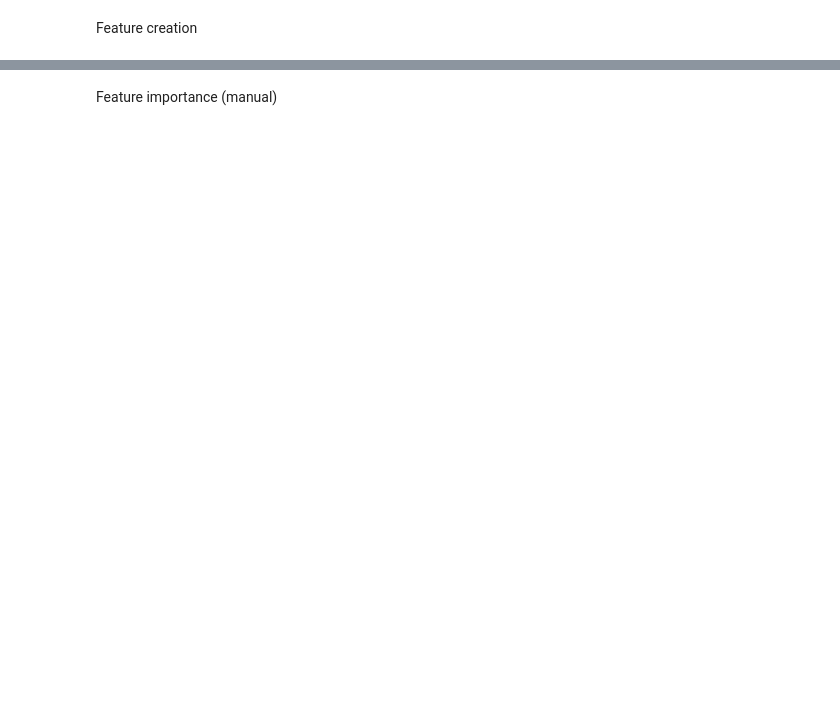
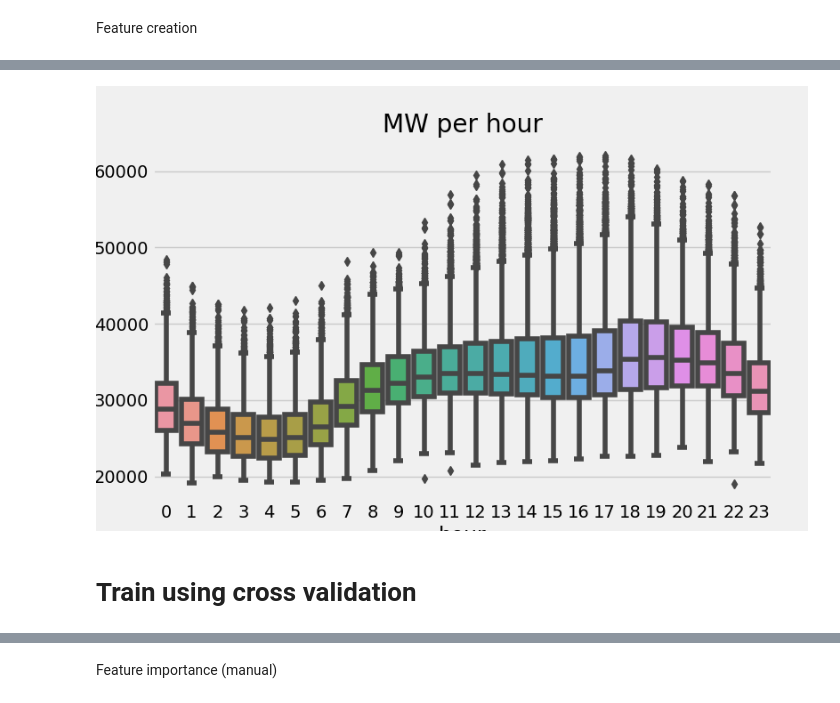
Before and after one commit to Milanomac/data-science-python, a Jupyter notebook: ml-models/XGBoost_time_series_forecasting.ipynb, the cells around one changed output, grey strips where cells are left out. Saved outputs shown, nothing was run; the diff lists cells and outputs as text; code cells hidden in the pictures; blank space fills up the shorter version.

```diff
--- a/ml-models/XGBoost_time_series_forecasting.ipynb
+++ b/ml-models/XGBoost_time_series_forecasting.ipynb
@@ -155,0 +146,12 @@ XGBRegressor(base_score=0.5, booster='gbtree', callbacks=None,
+# %%
+# Visualizing feature vs target relationship
+plt.figure(figsize=(8,5))
+sns.boxplot(data=df, x='hour', y='PJME_MW')
+plt.title('MW per hour')
+# print(df.columns)
+# ['PJME_MW', 'hour', 'dayofweek', 'quarter', 'month', 'year', 'dayofyear','dayofmonth', 'weekofyear']
+plt.show()
+# %% [output]
+[figure, added]
+# %% [markdown]
+# Train using cross validation
```
Also changed, not shown: parts of 37 cells of this notebook.
